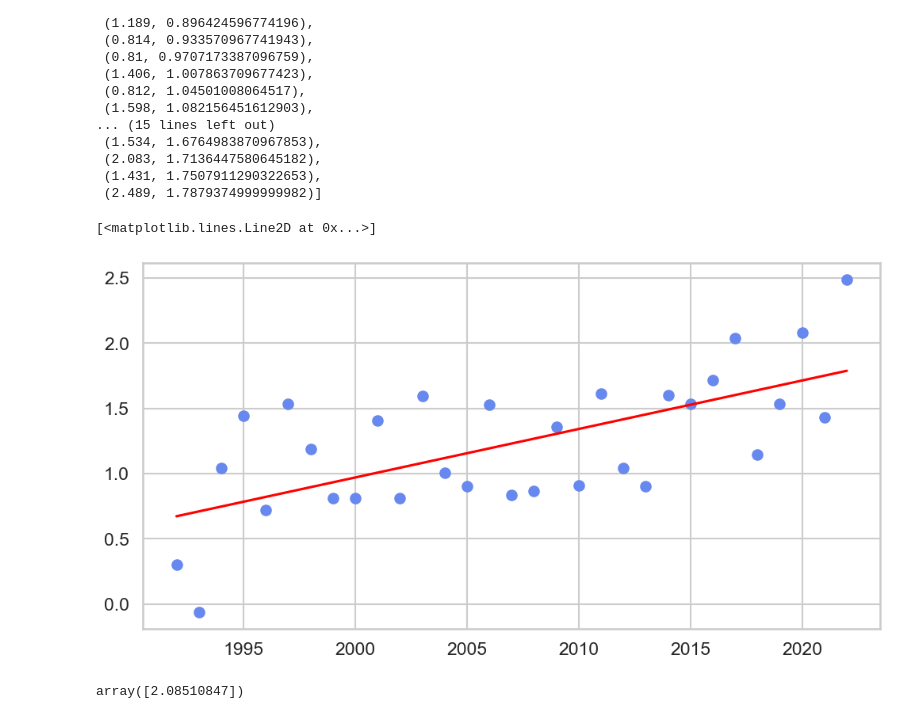
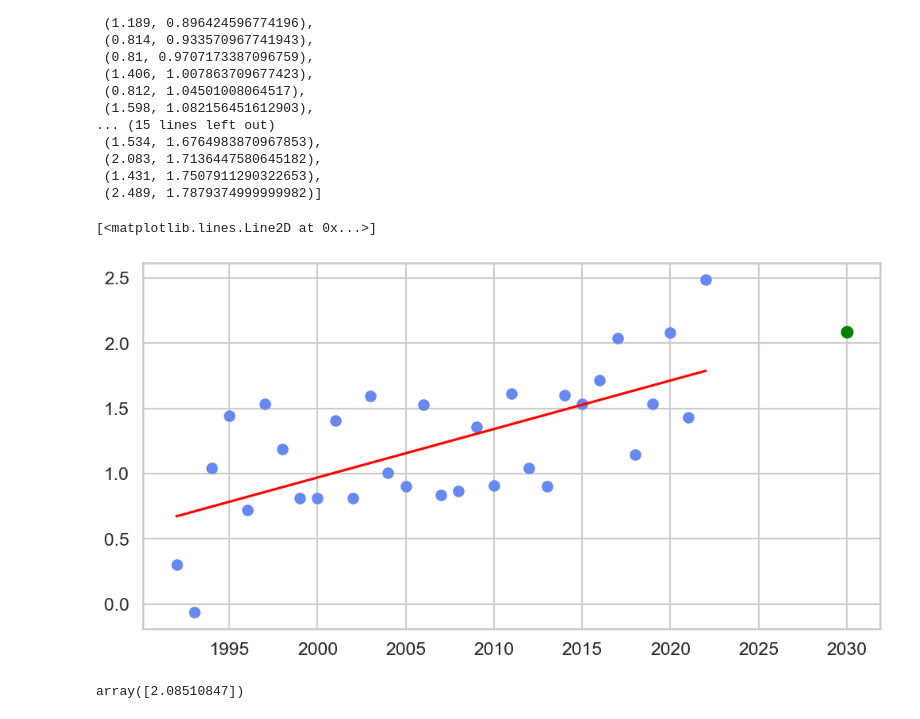
Before and after one commit to 1702938/Aprenentatge, a Jupyter notebook: PracticaKaggle.ipynb, the cells around one changed output. Saved outputs shown, nothing was run; the diff lists cells and outputs as text; code cells hidden in the pictures.

```diff
--- a/PracticaKaggle.ipynb
+++ b/PracticaKaggle.ipynb
@@ -505,5 +504,0 @@ Veiem que hi ha dos paisos que no tenen cap valor a les variables dels canvis de
-# %%
-climate_mod = climate_mod.drop(index=[65,200])
-climate_mod.reset_index(drop=True, inplace=True)
-print("Nombre de valors nuls amb el dataset modificat:", climate_mod.isnull().sum().sum())
-climate=climate_mod
@@ -702,10 +695,14 @@ y_pred = lr.predict(X)
 # %%
 #Dibuixem una línia de millor ajust, així com un diagrama de dispersió original, per veure les diferències.
 plt.scatter(X, y, label='Mitjana Anual Real', zorder=2)
+# Marcar predicció 2030
+y0=lr.predict(np.array([[2030]]))[0]
+plt.scatter([2030], [y0], color="green", s=100, zorder=4,
+                label=f"Predicció 2030 = {y0:.4f}")
 plt.plot(X, y_pred, color='red')
 # %% [output]
 [<matplotlib.lines.Line2D at 0x...>]
-[figure, old version]
+[figure, new version]
 # %%
 # Al 2030 esperem que la temperatura a Espanya hagui patit un canvi de:
 lr.predict([[2030]])
```
Also changed, not shown: parts of 20 cells of this notebook.
